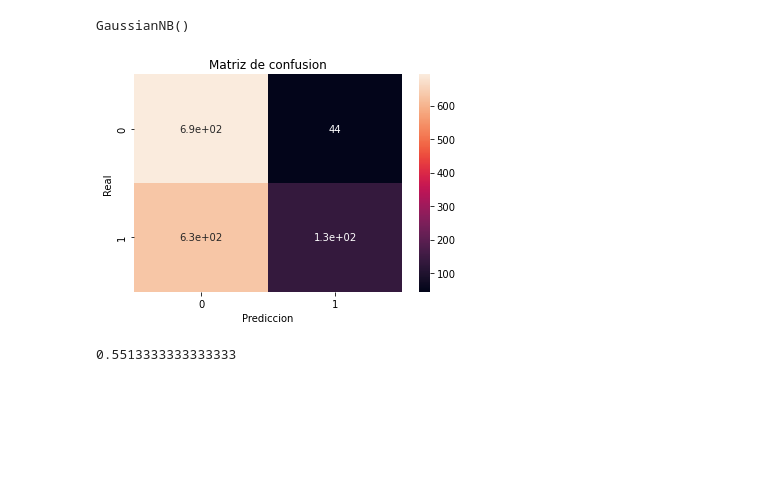
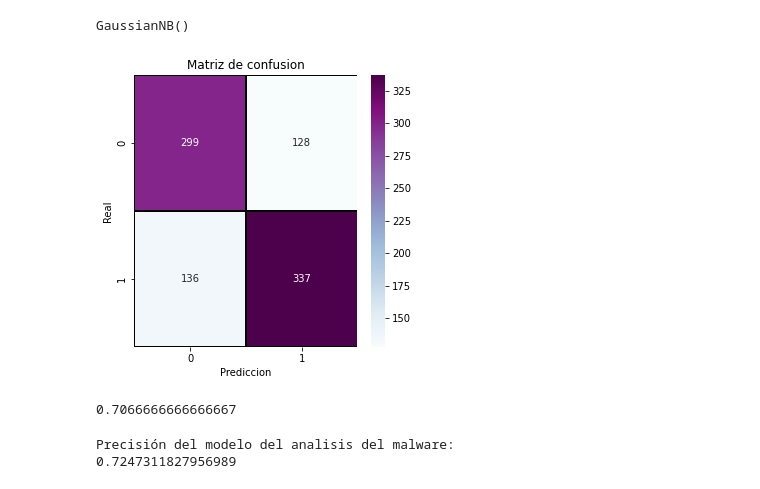
Before and after one commit to wjsolano/ProyectoU2, a Jupyter notebook: [NRC_6278]_MercyArrobo_SolanoWilmer_ProyectoUnidad2.ipynb, the cells around one changed output. Drawn from its saved outputs; the diff is of its cells as text; code cells hidden in the pictures; blank space fills up the shorter version.

```diff
--- a/[NRC_6278]_MercyArrobo_SolanoWilmer_ProyectoUnidad2.ipynb
+++ b/[NRC_6278]_MercyArrobo_SolanoWilmer_ProyectoUnidad2.ipynb
@@ -197,7 +175,7 @@ from sklearn.metrics import accuracy_score
 # %%
 """Dividiendo para prepar las variables de entrenamiento y prueba"""
-x=datasetReducido.drop(['cardio'],axis=1)
-y=datasetReducido.cardio
+x=datasetReducido[VariablesEntrada].values
+y=datasetReducido[VariableObjetivo].values
 # %%
 """Declarando las variables de entrenamiento y prueba"""
-X_train, X_test, y_train, y_test = train_test_split(x, y, test_size=0.5, random_state=0)
+X_train, X_test, y_train, y_test = train_test_split(x, y, test_size=0.3, random_state=0)
@@ -218,15 +196,25 @@ y_prediccion=clasificador.predict(X_test)
 # %%
 """Creando matriz de confusion"""
 MConfusion=confusion_matrix(y_test,y_prediccion)
-sns.heatmap(MConfusion,annot=True)
+f, ax = plt.subplots(figsize=(5,5))
+sns.heatmap(MConfusion, annot=True, linewidth=0.7, linecolor='black', fmt='g', ax=ax, cmap="BuPu")
 plt.xlabel("Prediccion")
 plt.ylabel("Real")
 plt.title("Matriz de confusion")
 plt.show()
 # %% [output]
-[figure, old version]
+[figure, new version]
 # %%
 """Accuracy del modelo"""
 accuracy_score(y_test,y_prediccion)
 # %% [output]
-0.5513333333333333
+0.7066666666666667
+# %%
+#Calculo la precisión del modelo
+from sklearn.metrics import precision_score
+precision = precision_score(y_test, y_prediccion)
+print('Precisión del modelo del analisis del malware:')
+print(precision)
+# %% [output]
+Precisión del modelo del analisis del malware:
+0.7247311827956989
```
Also changed, not shown: parts of 16 cells of this notebook.
